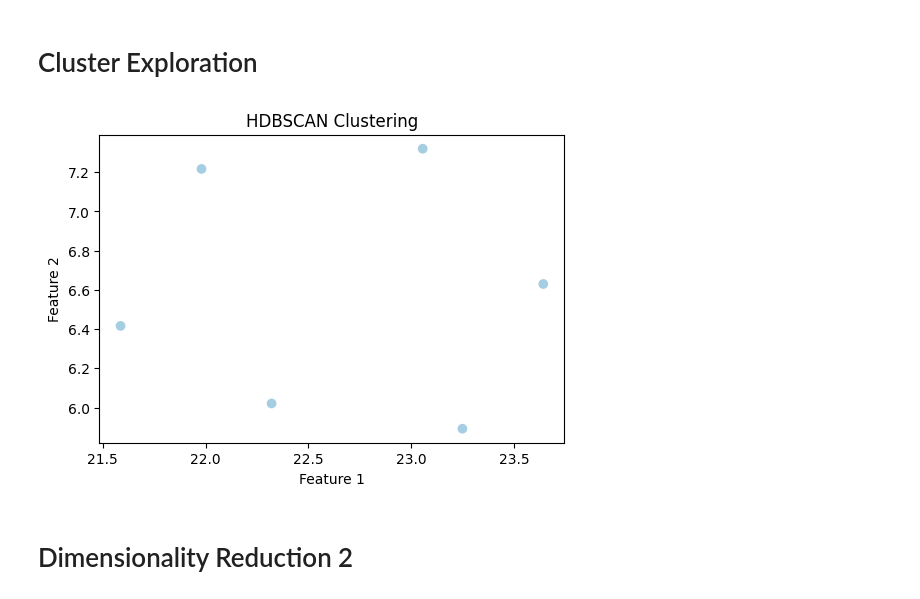
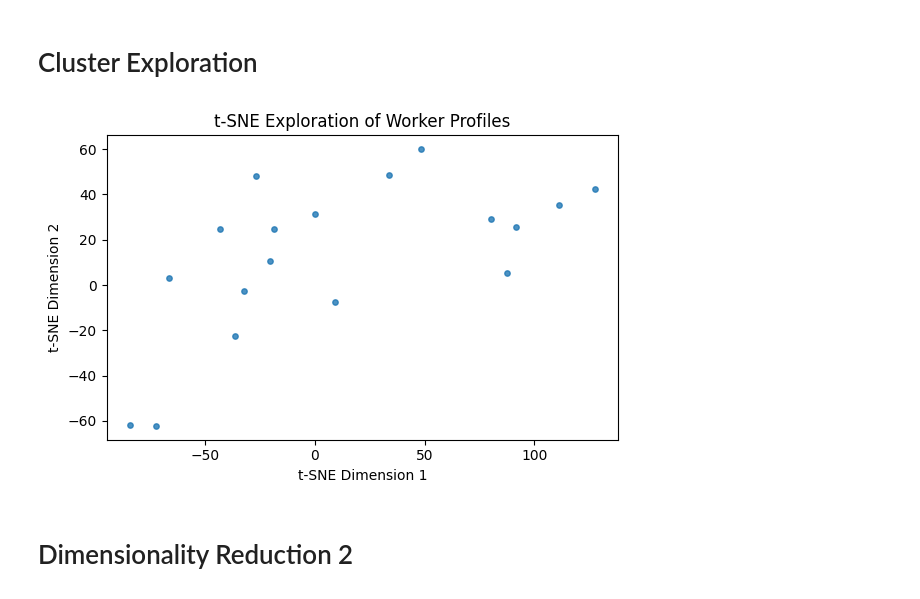
Before and after one commit to sdbrgo/PERCEUL, a Jupyter notebook: PERCEUL.ipynb, the cells around one changed output. Cells and saved outputs as stored; diff of their text form; code cells hidden in the pictures.

```diff
--- a/PERCEUL.ipynb
+++ b/PERCEUL.ipynb
@@ -46,7 +47,7 @@ Drive already mounted at /content/drive; to attempt to forcibly remount, call dr
 # %% [markdown]
 # Import Dataset
 # %%
-ds_name = "/content/drive/MyDrive/Datasets/perceul-data-friends.csv"
+ds_name = "/content/drive/MyDrive/Datasets/perceul-data-tactics.csv"
 df = pd.read_csv(ds_name)
 # %% [markdown]
 # Preprocessing
@@ -75,23 +76,27 @@ df_p1 = pd.DataFrame(df_i_ss, columns=df.columns) # will undergo cluster explora
 df_p2 = df_p1.copy() # will undergo final clustering
 # %% [markdown]
 # Dimensionality Reduction 1
-# %%
-umap_model = UMAP(n_components=2, random_state=42)
-df_p1 = umap_model.fit_transform(df_p1)
+# %%
+tsne = TSNE(
+    n_components=2, # default
+    perplexity=2,
+    learning_rate='auto', # default
+    init='pca', # default
+    random_state=42
+)
+df_tsne = tsne.fit_transform(df_p1)
 # %% [markdown]
 # Cluster Exploration
 # %%
-clusterer1 = hdbscan.HDBSCAN(min_cluster_size=5, gen_min_span_tree=True)
-clusterer1.fit(df_p1)
-
-plt.figure(figsize=(6,4))
-plt.scatter(df_p1[:, 0], df_p1[:, 1], c=clusterer1.labels_, cmap='Paired')
-plt.title('HDBSCAN Clustering')
-plt.xlabel('Feature 1')
-plt.ylabel('Feature 2')
+plt.figure(figsize=(6, 4))
+plt.scatter(df_tsne[:, 0], df_tsne[:, 1], s=15, alpha=0.8)
+plt.title("t-SNE Exploration of Worker Profiles")
+plt.xlabel("t-SNE Dimension 1")
+plt.ylabel("t-SNE Dimension 2")
+plt.tight_layout()
 plt.show()
 # %% [output]
-[figure, old version]
+[figure, new version]
 # %% [markdown]
 # Dimensionality Reduction 2
 # %%
```
Also changed, not shown: parts of 6 cells of this notebook.
